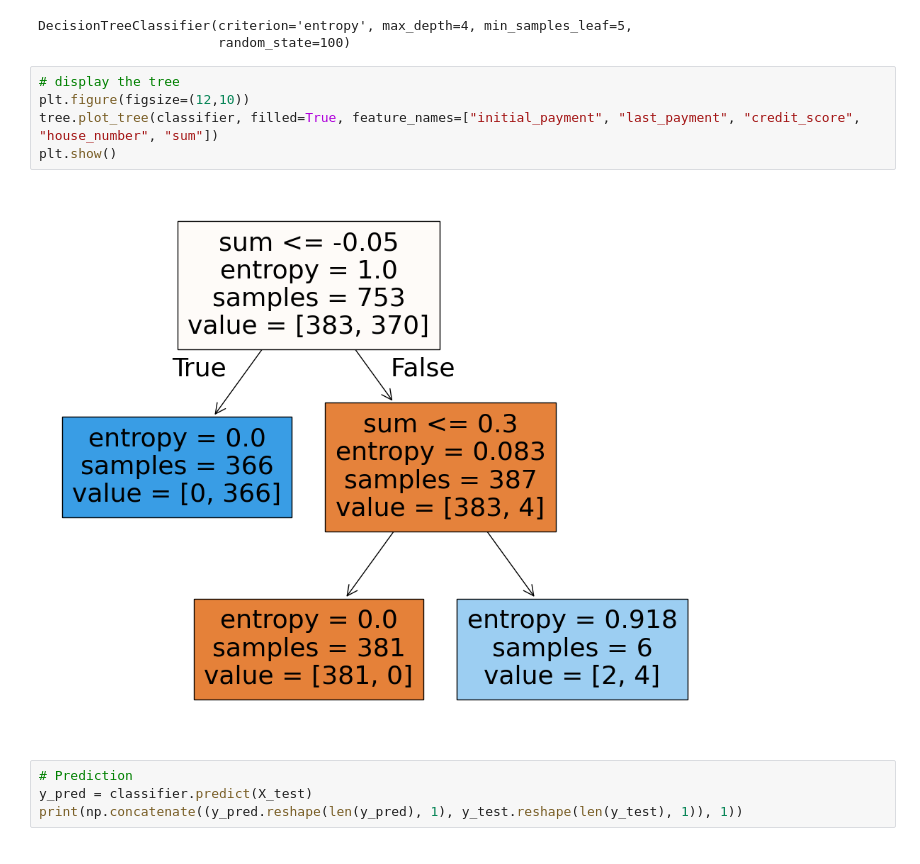
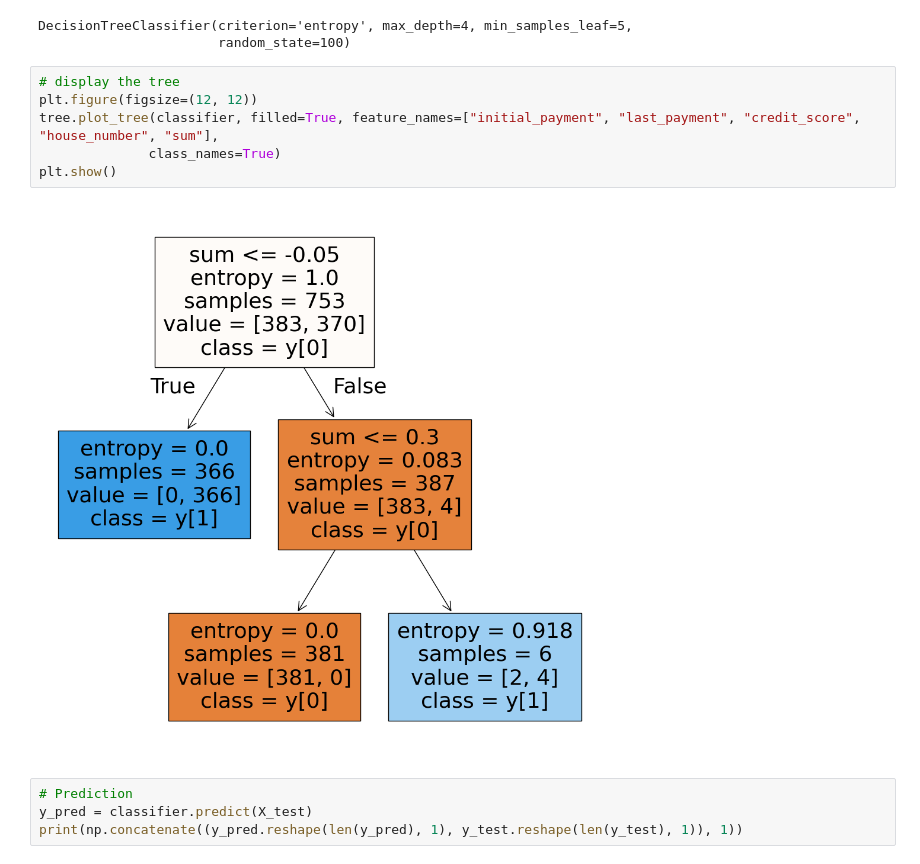
Before and after one commit to xiaomeiwangd/AI240, a Jupyter notebook: HW4 - Decision Tree - Xiaomei Wang.ipynb, the cells around one changed output. Saved outputs shown, nothing was run; the diff lists cells and outputs as text.

Commit message:
HW4 - Decision tree
Homework 4: decision tree - Xiaomei Wang

```diff
--- a/HW4 - Decision Tree - Xiaomei Wang.ipynb
+++ b/HW4 - Decision Tree - Xiaomei Wang.ipynb
@@ -195,11 +195,12 @@ DecisionTreeClassifier(criterion='entropy', max_depth=4, min_samples_leaf=5,
                        random_state=100)
 # %%
 # display the tree
-plt.figure(figsize=(12,10))
-tree.plot_tree(classifier, filled=True, feature_names=["initial_payment", "last_payment", "credit_score", "house_number", "sum"])
+plt.figure(figsize=(12, 12))
+tree.plot_tree(classifier, filled=True, feature_names=["initial_payment", "last_payment", "credit_score", "house_number", "sum"],
+              class_names=True)
 plt.show()
 # %% [output]
-[figure, old version]
+[figure, new version]
 # %%
 # Prediction
 y_pred = classifier.predict(X_test)
```
